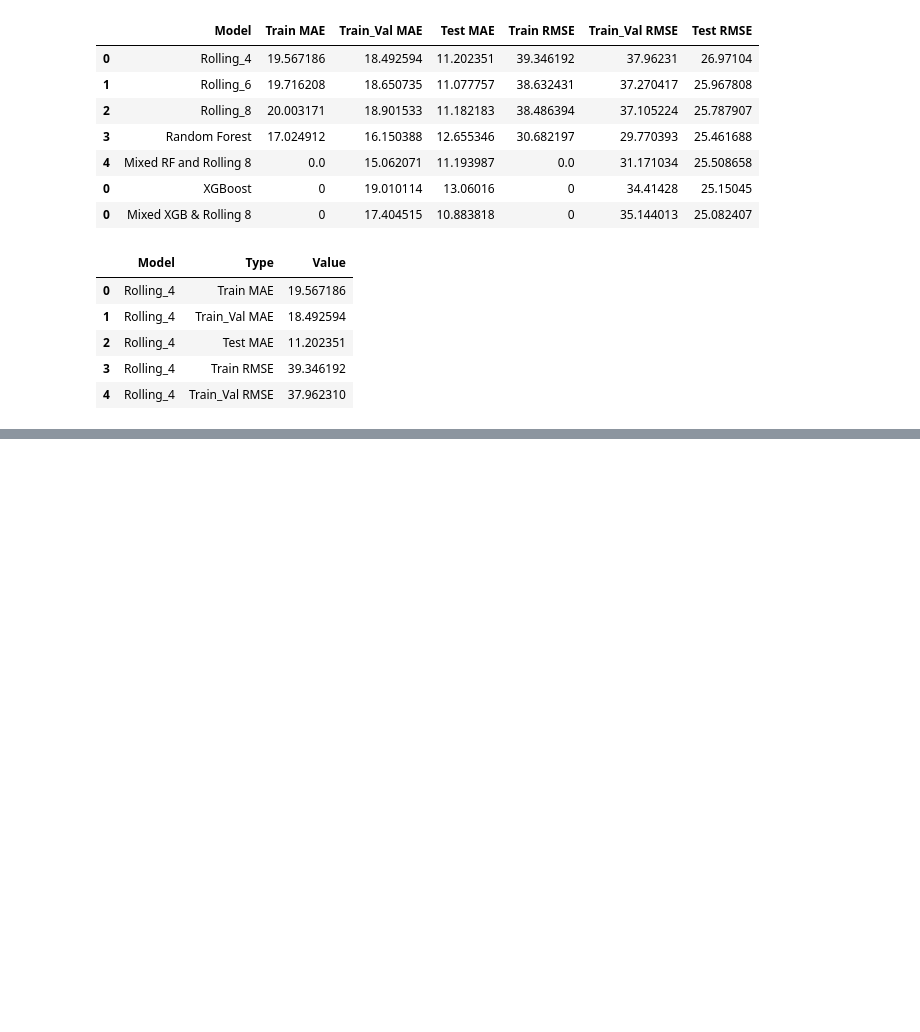
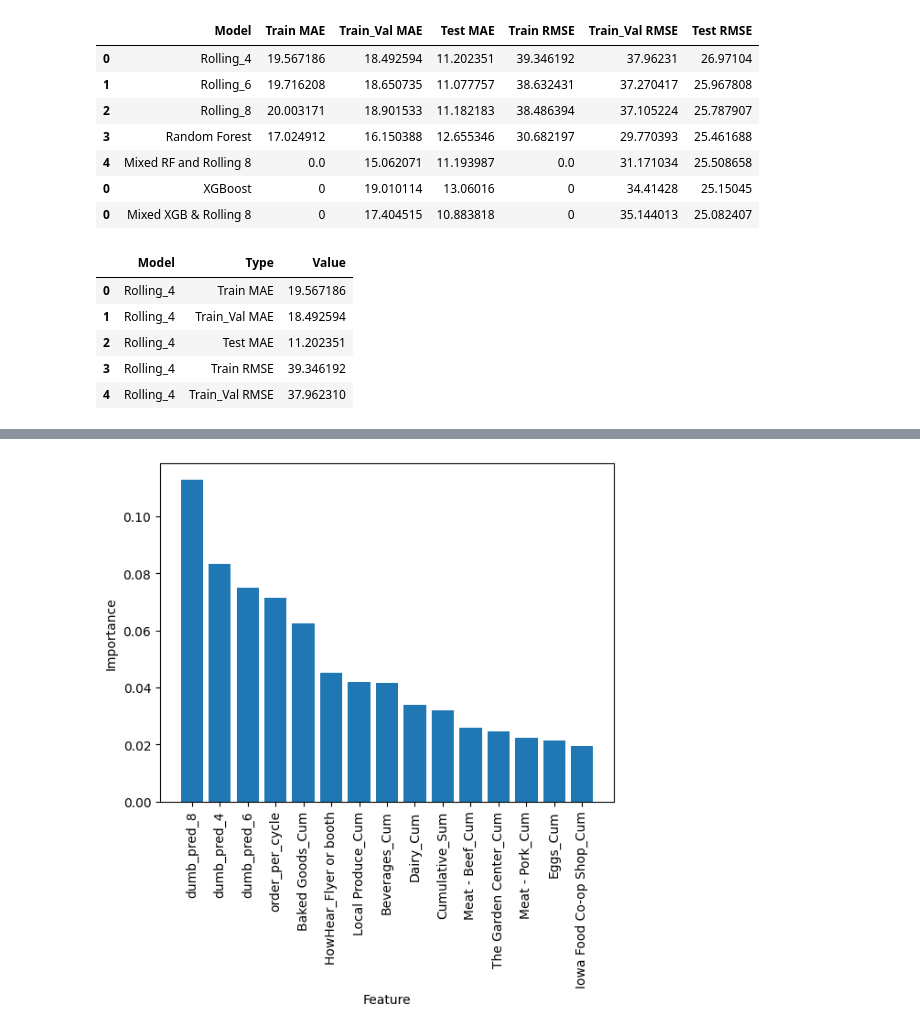
Before and after one commit to bowserd1/Iowa-Food-Coop, a Jupyter notebook: Modeling.ipynb, the cells around one changed output, grey strips where cells are left out. Drawn from its saved outputs; the diff is of its cells as text; code cells hidden in the pictures; blank space fills up the shorter version.

```diff
--- a/Modeling.ipynb
+++ b/Modeling.ipynb
@@ -319,0 +317,8 @@ results_df[results_df['Type']=='Test MAE']
+# %%
+importances = best_xgb.feature_importances_
+
+indices = np.argsort(importances)[::-1]
+
+print('Features:')
+for i in indices:
+    print(X_test.columns[i], importances[i])
@@ -319,0 +343,10 @@ results_df[results_df['Type']=='Test MAE']
+# %%
+#plotting the importances to the xgb model.
+plt.bar(range(15), importances[indices[0:15]])
+plt.xticks(range(15), X_train.columns[indices][0:15], rotation=90)
+plt.xlabel('Feature')
+plt.ylabel('Importance')
+plt.savefig('best_features.png', bbox_inches='tight')
+plt.show()
+# %% [output]
+[figure, added]
```
Also changed, not shown: parts of 7 cells of this notebook.
